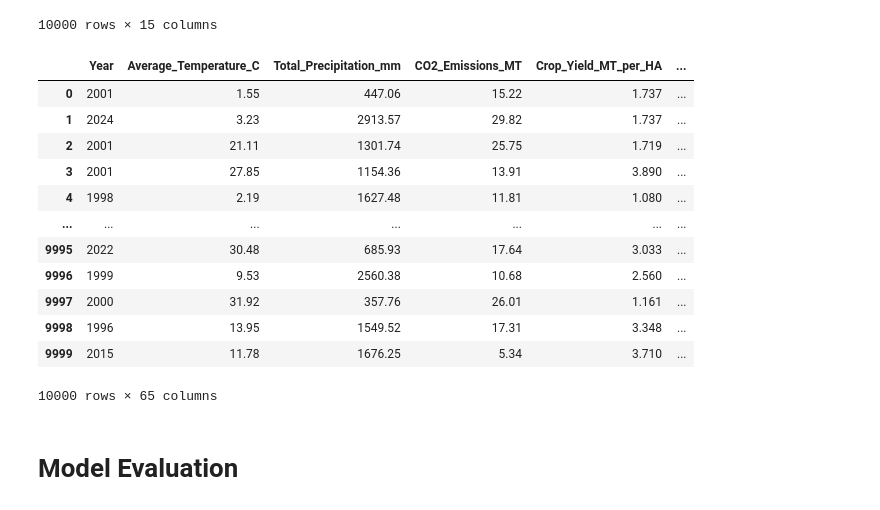
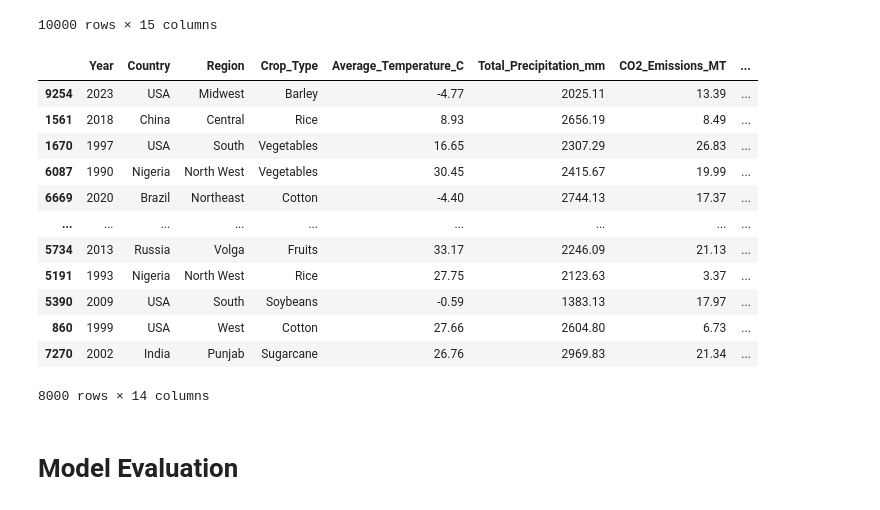
Before and after one commit to AzrilFahmiardi/climate_change_impact_regression, a Jupyter notebook: main.ipynb, the cells around one changed output. Drawn from its saved outputs; the diff is of its cells as text; code cells hidden in the pictures.

```diff
--- a/main.ipynb
+++ b/main.ipynb
@@ -57 +110,17 @@ y = df['Economic_Impact_Million_USD']
+# %%
+X_train
+# %% [output]
+|  | Year | Country | Region | Crop_Type | Average_Temperature_C | Total_Precipitation_mm | CO2_Emissions_MT | ... |
+| 9254 | 2023 | USA | Midwest | Barley | -4.77 | 2025.11 | 13.39 | ... |
+| 1561 | 2018 | China | Central | Rice | 8.93 | 2656.19 | 8.49 | ... |
+| 1670 | 1997 | USA | South | Vegetables | 16.65 | 2307.29 | 26.83 | ... |
+| 6087 | 1990 | Nigeria | North West | Vegetables | 30.45 | 2415.67 | 19.99 | ... |
+| 6669 | 2020 | Brazil | Northeast | Cotton | -4.40 | 2744.13 | 17.37 | ... |
+| ... | ... | ... | ... | ... | ... | ... | ... | ... |
+| 5734 | 2013 | Russia | Volga | Fruits | 33.17 | 2246.09 | 21.13 | ... |
+| 5191 | 1993 | Nigeria | North West | Rice | 27.75 | 2123.63 | 3.37 | ... |
+| 5390 | 2009 | USA | South | Soybeans | -0.59 | 1383.13 | 17.97 | ... |
+| 860 | 1999 | USA | West | Cotton | 27.66 | 2604.80 | 6.73 | ... |
+| 7270 | 2002 | India | Punjab | Sugarcane | 26.76 | 2969.83 | 21.34 | ... |
+8000 rows × 14 columns
 # %%
@@ -59,16 +127,0 @@ X = pd.get_dummies(X, drop_first=True)
-# %%
-X
-# %% [output]
-|  | Year | Average_Temperature_C | Total_Precipitation_mm | CO2_Emissions_MT | Crop_Yield_MT_per_HA | ... |
-| 0 | 2001 | 1.55 | 447.06 | 15.22 | 1.737 | ... |
-| 1 | 2024 | 3.23 | 2913.57 | 29.82 | 1.737 | ... |
-| 2 | 2001 | 21.11 | 1301.74 | 25.75 | 1.719 | ... |
-| 3 | 2001 | 27.85 | 1154.36 | 13.91 | 3.890 | ... |
-| 4 | 1998 | 2.19 | 1627.48 | 11.81 | 1.080 | ... |
-| ... | ... | ... | ... | ... | ... | ... |
-| 9995 | 2022 | 30.48 | 685.93 | 17.64 | 3.033 | ... |
-| 9996 | 1999 | 9.53 | 2560.38 | 10.68 | 2.560 | ... |
-| 9997 | 2000 | 31.92 | 357.76 | 26.01 | 1.161 | ... |
-| 9998 | 1996 | 13.95 | 1549.52 | 17.31 | 3.348 | ... |
-| 9999 | 2015 | 11.78 | 1676.25 | 5.34 | 3.710 | ... |
-10000 rows × 65 columns
```
Also changed, not shown: parts of 16 cells of this notebook, 6 other files.
